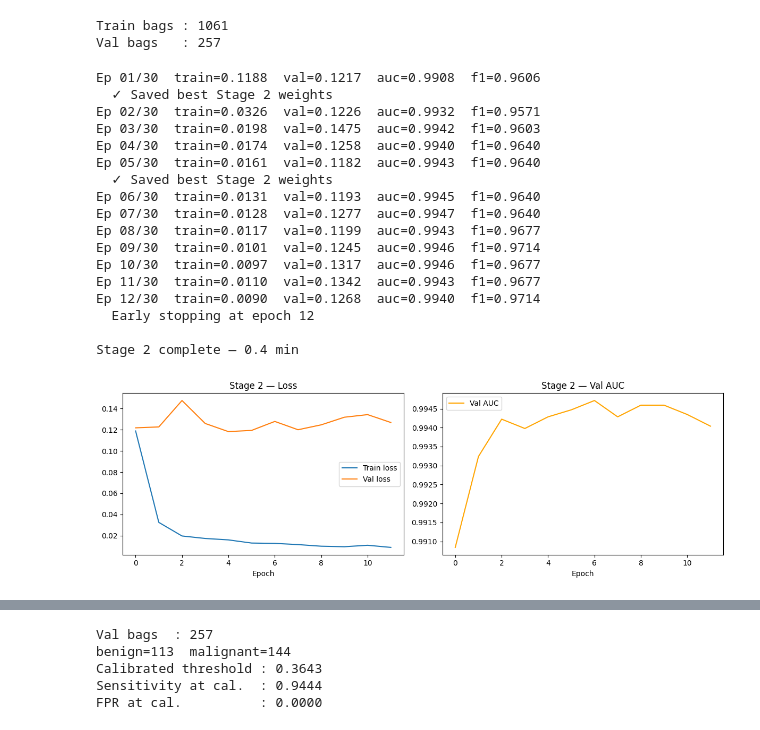
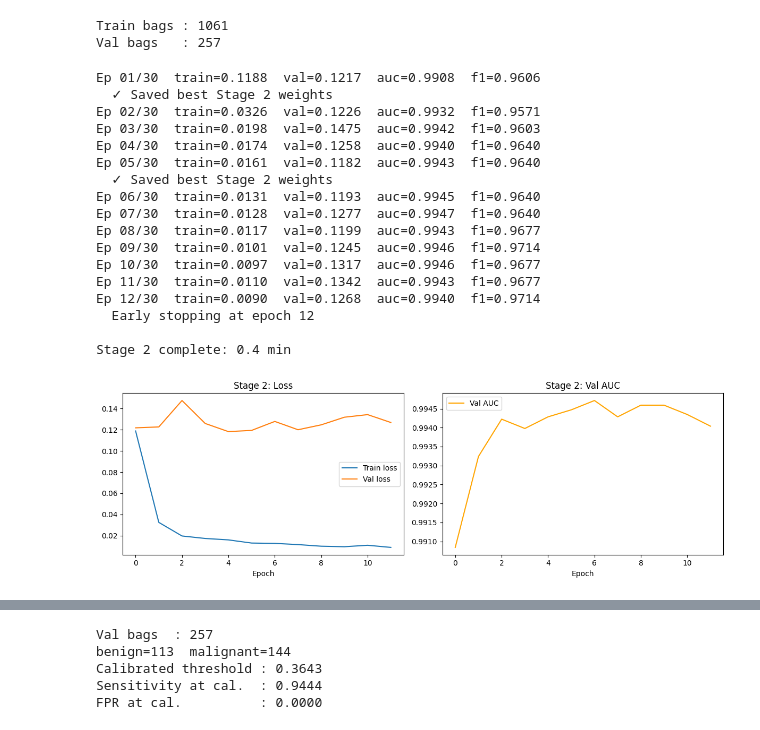
Before and after one commit to mfjm-rizvi/ddsm-breast-cancer-detection, a Jupyter notebook: notebooks/05-swint.ipynb, the cells around one changed output, grey strips where cells are left out. Cells and saved outputs as stored; diff of their text form; code cells hidden in the pictures.

```diff
--- a/notebooks/05-swint.ipynb
+++ b/notebooks/05-swint.ipynb
@@ -659,7 +567,7 @@ for epoch in range(1, EPOCHS_S2 + 1):
             print(f"  Early stopping at epoch {epoch}")
             break
 
-print(f"\nStage 2 complete — {(time.time()-t0)/60:.1f} min")
+print(f"\nStage 2 complete: {(time.time()-t0)/60:.1f} min")
 # %% [output]
 Ep 01/30  train=0.1188  val=0.1217  auc=0.9908  f1=0.9606
   ✓ Saved best Stage 2 weights
@@ -677,19 +585,19 @@ Ep 11/30  train=0.0110  val=0.1342  auc=0.9943  f1=0.9677
 Ep 12/30  train=0.0090  val=0.1268  auc=0.9940  f1=0.9714
   Early stopping at epoch 12
 
-Stage 2 complete — 0.4 min
+Stage 2 complete: 0.4 min
 # %%
 # Stage 2 curves
 fig, axes = plt.subplots(1, 2, figsize=(12, 4))
 axes[0].plot(s2_history["train_loss"], label="Train loss")
 axes[0].plot(s2_history["val_loss"],   label="Val loss")
-axes[0].set_title("Stage 2 — Loss");     axes[0].legend()
+axes[0].set_title("Stage 2: Loss");     axes[0].legend()
 axes[0].set_xlabel("Epoch")
 axes[1].plot(s2_history["val_auc"], color="orange", label="Val AUC")
-axes[1].set_title("Stage 2 — Val AUC"); axes[1].legend()
+axes[1].set_title("Stage 2: Val AUC"); axes[1].legend()
 axes[1].set_xlabel("Epoch")
 plt.tight_layout()
 plt.savefig(OUT / "swin_t_stage2_curves.png", dpi=150)
 plt.show()
 # %% [output]
-[figure, old version]
+[figure, new version]
```
Also changed, not shown: parts of 31 cells of this notebook, 2 other files.
